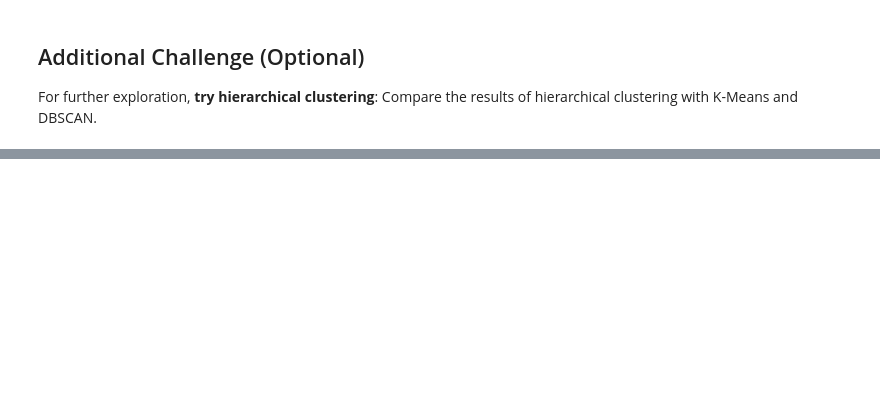
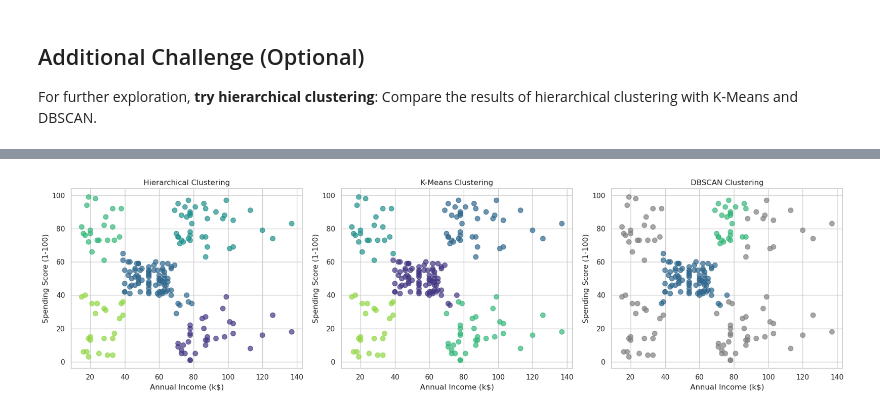
Before and after one commit to GuaSiMoTO/LAB-Unsupervised-Learning-Clustering-public, a Jupyter notebook: clustering.ipynb, the cells around one changed output, grey strips where cells are left out. Cells and saved outputs as stored; diff of their text form; code cells hidden in the pictures; blank space fills up the shorter version.

```diff
--- a/clustering.ipynb
+++ b/clustering.ipynb
@@ -440,3 +630,80 @@ Execute a DBSCAN run with these optimal values and retrieve the cluster labels f
 ## Additional Challenge (Optional)
 
 For further exploration, **try hierarchical clustering**: Compare the results of hierarchical clustering with K-Means and DBSCAN.
+# %%
+import matplotlib.pyplot as plt
+import seaborn as sns
+from sklearn.cluster import AgglomerativeClustering
+from sklearn.cluster import KMeans, DBSCAN
+from sklearn.metrics import silhouette_score, davies_bouldin_score
+import numpy as np
+
+# Datos para clustering (2D)
+X = df[['Annual Income (k$)', 'Spending Score (1-100)']].values
+
+# 1. Clustering Jerárquico (Hierarchical Clustering)
+hierarchical = AgglomerativeClustering(n_clusters=5, linkage='ward')  # Puedes ajustar n_clusters
+hier_labels = hierarchical.fit_predict(X)
+
+# 2. K-Means (con 5 clusters)
+kmeans = KMeans(n_clusters=5, random_state=42)
+kmeans_labels = kmeans.fit_predict(X)
+
+# 3. DBSCAN con parámetros óptimos ya encontrados
+dbscan = DBSCAN(eps=best_eps, min_samples=best_min_samples)
+dbscan_labels = dbscan.fit_predict(X)
+
+# Función para calcular métricas, ignorando outliers (-1)
+def evaluate_labels(X, labels):
+    mask = labels != -1
+    n_clusters = len(set(labels[mask]))
+    if n_clusters > 1:
+        sil = silhouette_score(X[mask], labels[mask])
+        dbi = davies_bouldin_score(X[mask], labels[mask])
+    else:
+        sil, dbi = np.nan, np.nan
+    return sil, dbi, n_clusters
+
+# Evaluar los tres métodos
+sil_hier, dbi_hier, n_hier = evaluate_labels(X, hier_labels)
+sil_kmeans, dbi_kmeans, n_kmeans = evaluate_labels(X, kmeans_labels)
+sil_dbscan, dbi_dbscan, n_dbscan = evaluate_labels(X, dbscan_labels)
+
+print("Hierarchical Clustering:")
+print(f" - Clusters: {n_hier}, Silhouette: {sil_hier:.4f}, Davies-Bouldin: {dbi_hier:.4f}")
+print("K-Means:")
+print(f" - Clusters: {n_kmeans}, Silhouette: {sil_kmeans:.4f}, Davies-Bouldin: {dbi_kmeans:.4f}")
+print("DBSCAN:")
+print(f" - Clusters: {n_dbscan}, Silhouette: {sil_dbscan:.4f}, Davies-Bouldin: {dbi_dbscan:.4f}")
+
+# Visualización 2D de los tres métodos
+fig, axes = plt.subplots(1, 3, figsize=(18, 5))
+
+pal_hier = sns.color_palette('viridis', n_hier)
+colors_hier = [pal_hier[label] if label != -1 else (0.5, 0.5, 0.5) for label in hier_labels]
+
+pal_kmeans = sns.color_palette('viridis', n_kmeans)
+colors_kmeans = [pal_kmeans[label] if label != -1 else (0.5, 0.5, 0.5) for label in kmeans_labels]
+
+n_dbscan_clusters = len(set(dbscan_labels)) - (1 if -1 in dbscan_labels else 0)
+pal_dbscan = sns.color_palette('viridis', n_dbscan_clusters)
+colors_dbscan = ['grey' if label == -1 else pal_dbscan[label] for label in dbscan_labels]
+
+axes[0].scatter(X[:, 0], X[:, 1], c=colors_hier, s=60, alpha=0.7)
+axes[0].set_title('Hierarchical Clustering')
+axes[0].set_xlabel('Annual Income (k$)')
+axes[0].set_ylabel('Spending Score (1-100)')
+
+axes[1].scatter(X[:, 0], X[:, 1], c=colors_kmeans, s=60, alpha=0.7)
+axes[1].set_title('K-Means Clustering')
+axes[1].set_xlabel('Annual Income (k$)')
+axes[1].set_ylabel('Spending Score (1-100)')
+
+axes[2].scatter(X[:, 0], X[:, 1], c=colors_dbscan, s=60, alpha=0.7)
+axes[2].set_title('DBSCAN Clustering')
+axes[2].set_xlabel('Annual Income (k$)')
+axes[2].set_ylabel('Spending Score (1-100)')
+
+plt.tight_layout()
+plt.show()
+# %% [output]
@@ -442,0 +716 @@ For further exploration, **try hierarchical clustering**: Compare the results of
+[figure, added]
```
Also changed, not shown: parts of 14 cells of this notebook.
